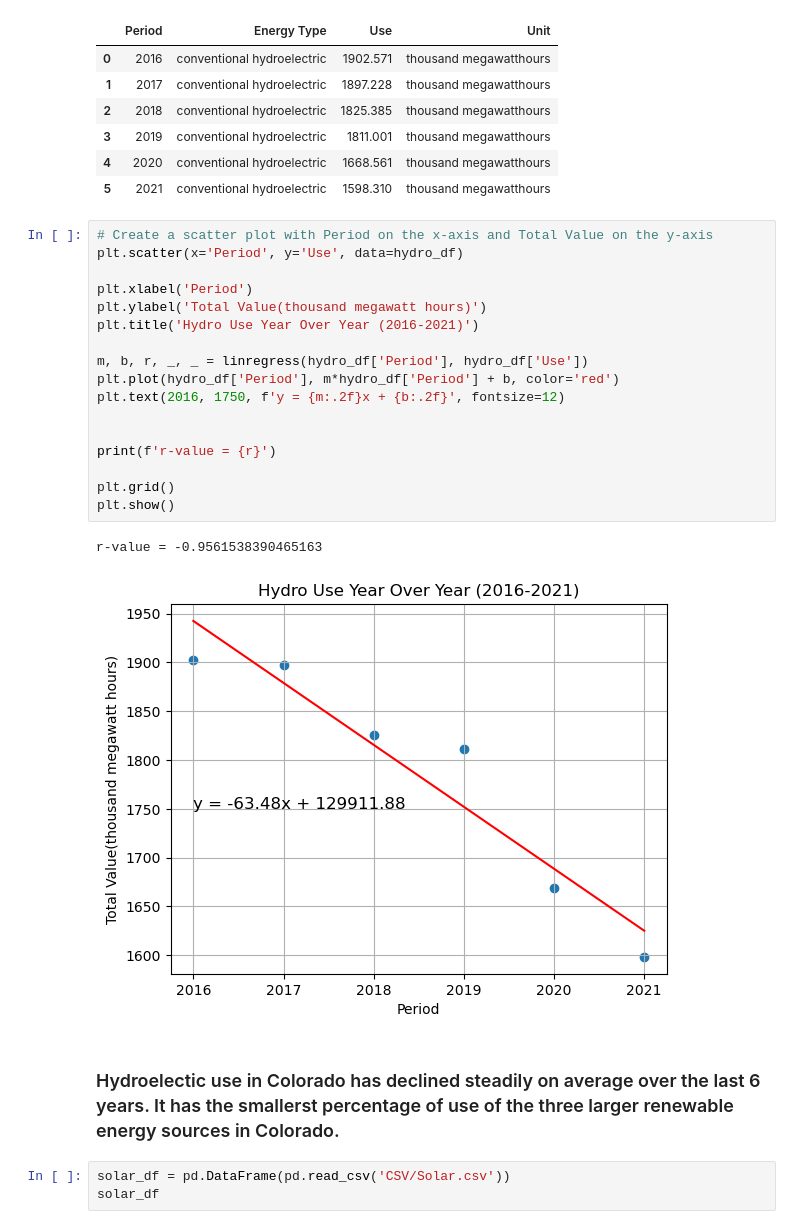
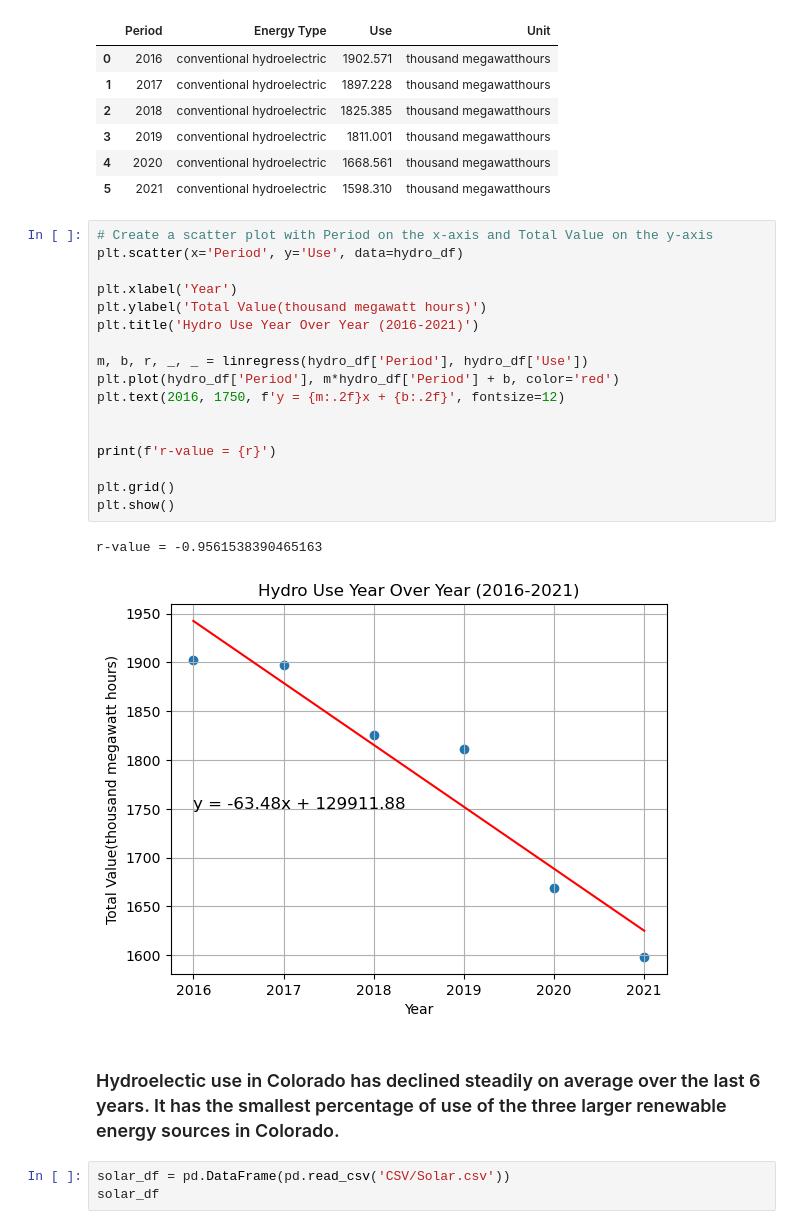
Before and after one commit to Zmart-22/Group-Project-1, a Jupyter notebook: pynergyII.ipynb, the cells around one changed output. Drawn from its saved outputs; the diff is of its cells as text.

```diff
--- a/pynergyII.ipynb
+++ b/pynergyII.ipynb
@@ -108,25 +66,25 @@ hydro_df
 # %%
 # Create a scatter plot with Period on the x-axis and Total Value on the y-axis
 plt.scatter(x='Period', y='Use', data=hydro_df)
 
-plt.xlabel('Period')
+plt.xlabel('Year')
 plt.ylabel('Total Value(thousand megawatt hours)')
 plt.title('Hydro Use Year Over Year (2016-2021)')
 
 m, b, r, _, _ = linregress(hydro_df['Period'], hydro_df['Use'])
 plt.plot(hydro_df['Period'], m*hydro_df['Period'] + b, color='red')
 plt.text(2016, 1750, f'y = {m:.2f}x + {b:.2f}', fontsize=12)
 
 
 print(f'r-value = {r}')
 
 plt.grid()
 plt.show()
 # %% [output]
 r-value = -0.9561538390465163
-[figure, old version]
+[figure, new version]
 # %% [markdown]
-### Hydroelectic use in Colorado has declined steadily on average over the last 6 years. It has the smallerst percentage of use of the three larger renewable energy sources in Colorado.
+### Hydroelectic use in Colorado has declined steadily on average over the last 6 years. It has the smallest percentage of use of the three larger renewable energy sources in Colorado.
 # %%
 solar_df = pd.DataFrame(pd.read_csv('CSV/Solar.csv'))
 solar_df
```
Also changed, not shown: parts of 9 cells of this notebook.
